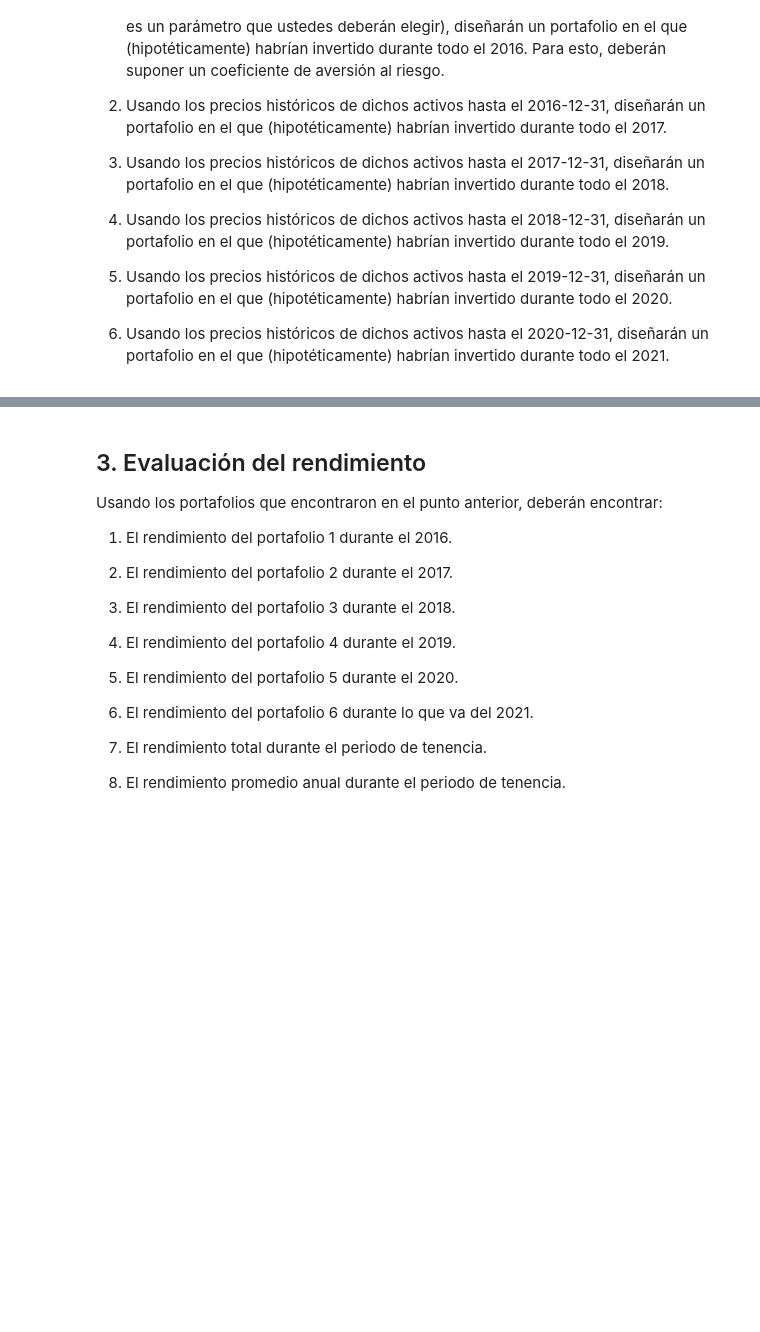
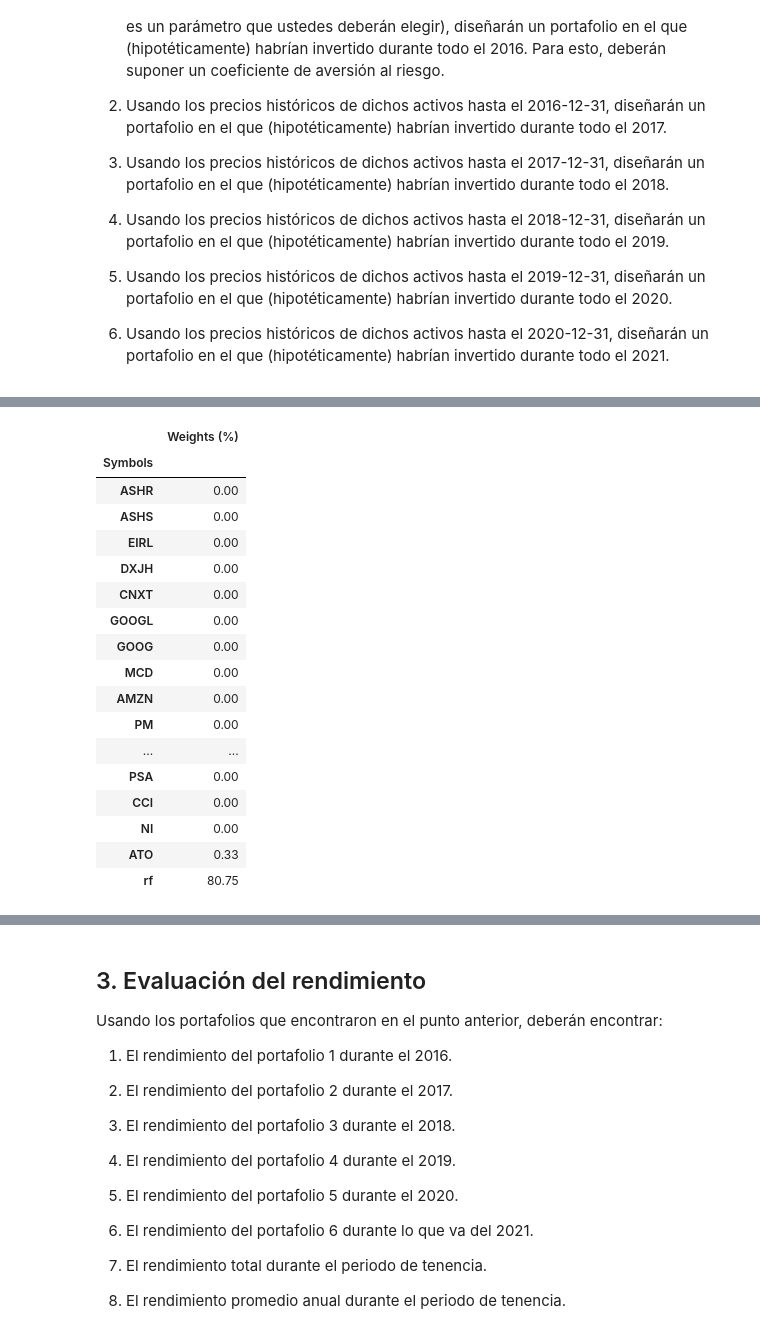
Before and after one commit to MontseOP/Proyecto_Portafolios, a Jupyter notebook: Proyecto Ortiz-Palacios.ipynb, the cells around one changed output, grey strips where cells are left out. Drawn from its saved outputs; the diff is of its cells as text; code cells hidden in the pictures; blank space fills up the shorter version.

```diff
--- a/Proyecto Ortiz-Palacios.ipynb
+++ b/Proyecto Ortiz-Palacios.ipynb
@@ -166,0 +159,28 @@ ini_2016
+# %%
+closes_2016 = get_adj_closes(ETF + acciones, "01-01-2016",'31-12-2016')
+rf_2016 = 0.0062/252
+
+rend_2016 = closes_2016.pct_change().dropna()
+Eind_2016 = rend_2016.mean()
+Sigma_2016 = rend_2016.cov()
+
+port_efi(Eind_2016, rf_2016, Sigma_2016, 100)
+# %% [output]
+|  | Weights (%) |
+| Symbols |  |
+| ASHR | 0.00 |
+| ASHS | 0.00 |
+| EIRL | 0.00 |
+| DXJH | 0.00 |
+| CNXT | 0.00 |
+| GOOGL | 0.00 |
+| GOOG | 0.00 |
+| MCD | 0.00 |
+| AMZN | 0.00 |
+| PM | 0.00 |
+| ... | ... |
+| PSA | 0.00 |
+| CCI | 0.00 |
+| NI | 0.00 |
+| ATO | 0.33 |
+| rf | 80.75 |
```
Also changed, not shown: parts of 16 cells of this notebook.
